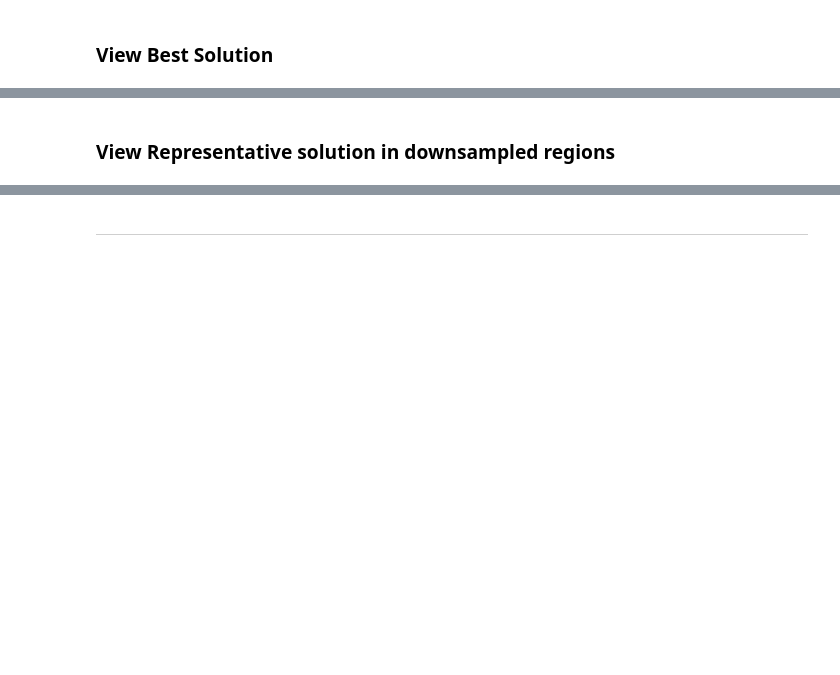
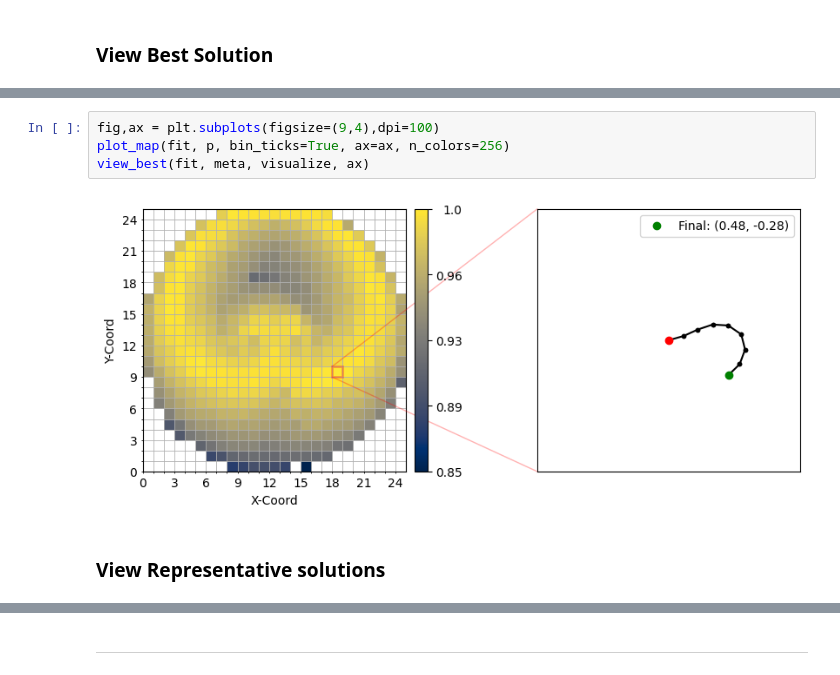
Before and after one commit to agaier/bbq, a Jupyter notebook: notebooks/archive_exploration.ipynb, the cells around one changed output, grey strips where cells are left out. Cells and saved outputs as stored; diff of their text form; blank space fills up the shorter version.

```diff
--- a/notebooks/archive_exploration.ipynb
+++ b/notebooks/archive_exploration.ipynb
@@ -73,2 +47,8 @@ ax[1] = view_map(desc_grid[:,:,0], p, ax=ax[1])
+# %%
+fig,ax = plt.subplots(figsize=(9,4),dpi=100)
+plot_map(fit, p, bin_ticks=True, ax=ax, n_colors=256)
+view_best(fit, meta, visualize, ax)
+# %% [output]
+[figure, added]
 # %% [markdown]
-### View Representative solution in downsampled regions
+### View Representative solutions
```
Also changed, not shown: parts of 14 cells of this notebook, 6 other files.
